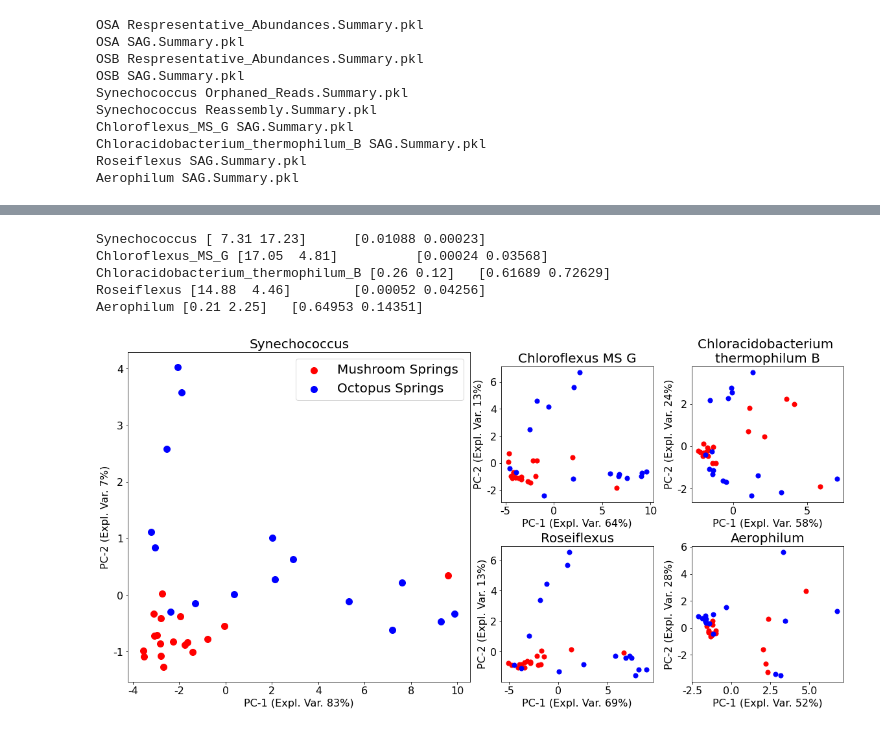
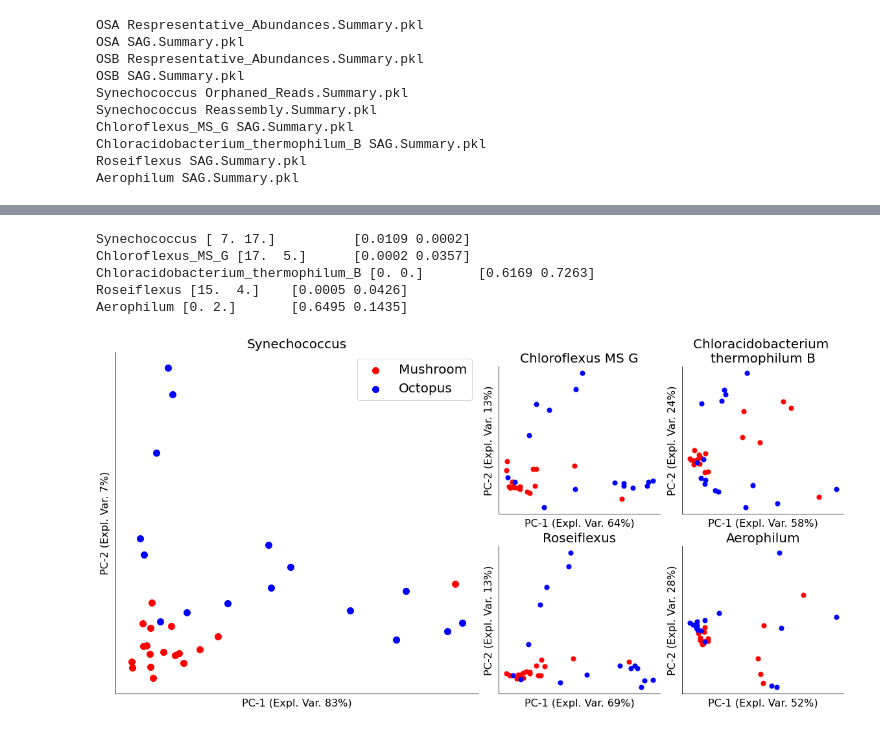
Before and after one commit to hsmurali/Hot_Springs_Analysis, a Jupyter notebook: Scripts/Synechococcus_Paper/Analysis.ipynb, the cells around one changed output, grey strips where cells are left out. Cells and saved outputs as stored; diff of their text form; code cells hidden in the pictures.

```diff
--- a/Scripts/Synechococcus_Paper/Analysis.ipynb
+++ b/Scripts/Synechococcus_Paper/Analysis.ipynb
@@ -163,5 +157,5 @@ fig.tight_layout()
 # %%
-flierprops = dict(marker='x', markersize=2.5, linestyle='none', color = 'gray')
+flierprops = dict(marker='x', markersize=2, linestyle='none', color = 'gray')
 whiskerprops = dict(color='black',linewidth=1.5)
 capprops = dict(color='black', linewidth=1.5)
 medianprops = dict(linewidth=1.5, linestyle='-', color='black')
@@ -177,7 +171,6 @@ ax1 = fig.add_subplot(gs1[0])
 gs2 = gs0[1].subgridspec(1, 2, width_ratios = [1,2])
 ax2, ax3 = fig.add_subplot(gs2[0]), fig.add_subplot(gs2[1])
 
-min_read_count = 20
 gaps = 3.5
 counter = 0
 
@@ -187,23 +180,20 @@ xticks = []
 for g in genomes:
     if g == 'Synechococcus': continue
     df = Summary[g]['Orphaned_Reads.Summary.pkl']
-    df = df[df['Read'] > 20]
-    df_novel_filter = df.loc[df['Novel'] == 1]
-    df_not_novel_filter = df.loc[df['Novel'] == -1]
-    stat, p_val = ks_2samp(df_not_novel_filter['Or_Ratio'], df_novel_filter['Or_Ratio'])
+    stat, p_val = ks_2samp(df.loc[df['Novel'] == -1]['Or_Ratio'], df.loc[df['Novel'] == 1]['Or_Ratio'])
     positions =  [counter, counter + 1]
-    boxes = [df_novel_filter['Or_Ratio'], df_not_novel_filter['Or_Ratio']]
+    boxes = [df.loc[df['Novel'] == -1]['Or_Ratio'], df.loc[df['Novel'] == 1]['Or_Ratio']]
     c = ['C3', 'C4']
 
     for i in range(0, len(positions)):
         ax1.boxplot([boxes[i]], positions=[positions[i]], whis = [5,95], widths = [0.85],
-                     showfliers = True, boxprops = dict(linestyle='-', linewidth=2.5, color=c[i]),
+                     showfliers = True, boxprops = dict(linestyle='-', linewidth=3.5, color=c[i]),
                      flierprops = flierprops, whiskerprops = whiskerprops, capprops = capprops,
                      medianprops = medianprops, showmeans = True, meanprops = meanprops)
 
     if p_val <= 0.005: ptext = r'p-value < 0.005'
     else: ptext = r'p-value > 0.005'
-    ax1.text(counter+0.85/2, 115, r'KS-stat:'+str(round(stat, 2))+'\n'+ptext, ha = 'center',
+    ax1.text(counter+0.85/2, 110, r'KS-stat:'+str(round(stat, 2))+'\n'+ptext, ha = 'center',
              size = 16, fontstyle = 'italic')
     xticks.append(counter+0.5)
     counter += gaps
@@ -213,10 +203,10 @@ ax1.bar(-10,0,color = 'C4', label = 'Non-variant contigs')
 ax1.legend(ncol = 2, loc = 1, frameon = False)
 ax1.set_xticks(xticks)
 ax1.set_xticklabels(xticklabels, rotation = 0)
-ax1.set_ylim([-5, 160])
-ax1.axhline(135, color = 'black', linewidth = 0.5, linestyle = '-.')
+ax1.set_ylim([-5, 137.0])
+ax1.axhline(125, color = 'black', linewidth = 0.5, linestyle = '-.')
 ax1.set_yticks(range(0, 110, 20))
-ax1.set_ylabel('Fraction of reads orphaned in the contig')
+ax1.set_ylabel('Fraction of reads orphaned in the reassembled contigs')
 ax1.set_xlim([-1.5, counter-1.5])
 
 Summary['Synechococcus']['SAG.Summary.pkl']['Filtered_Alignments'][['PIdent']].plot(kind = 'hist', bins = 35,
@@ -289,47 +269,38 @@ fig.subplots_adjust(bottom = 0.001, left = 0.01)
 # %%
 plt.rcParams.update(rcParams)
 
 fig = plt.figure(constrained_layout = True,figsize = (16,8))
 gs0 = fig.add_gridspec(1, 2)
+ax = [fig.add_subplot(gs0[0])]
+gs1 = gs0[1].subgridspec(2, 2)
+for i in range(4): ax.append(fig.add_subplot(gs1[i]))
 
-gs1 = gs0[0].subgridspec(1,1)
-ax0 = fig.add_subplot(gs1[0])
-
-gs2 = gs0[1].subgridspec(2, 2)
-ax1, ax2, ax3, ax4 = fig.add_subplot(gs2[0]), fig.add_subplot(gs2[1]), fig.add_subplot(gs2[2]), fig.add_subplot(gs2[3])
-
-ax = [ax0, ax1, ax2, ax3, ax4]
 i = 0
 titles = ["Synechococcus","Chloroflexus MS G", "Chloracidobacterium \nthermophilum B","Roseiflexus","Aerophilum"]
 for g in genomes[2:]:
+    var = Summary[g]['Respresentative_Abundances.Summary.pkl']['Expl_Var']
     df = Summary[g]['Respresentative_Abundances.Summary.pkl']['PC_Transformed']
     df = df.join(df_Metadata[['SampleID','Spring_Name']].set_index('SampleID'))
-    var = Summary[g]['Respresentative_Abundances.Summary.pkl']['Expl_Var']
+    df = df.reset_index().set_index('Spring_Name')
     if g == 'Synechococcus':
-        df[df['Spring_Name'] == 'Mushroom'].plot.scatter('PC-1','PC-2', color = 'red', ax = ax[i], s = 100,
-                                                         label = 'Mushroom Springs')
-        df[df['Spring_Name'] == 'Octopus'].plot.scatter('PC-1','PC-2', color = 'blue', ax = ax[i], s = 100,
-                                                        label = 'Octopus Springs')
-        ax[i].legend(frameon = True)
-    else:
-        df[df['Spring_Name'] == 'Mushroom'].plot.scatter('PC-1','PC-2', color = 'red', ax = ax[i], s = 50)
-        df[df['Spring_Name'] == 'Octopus'].plot.scatter('PC-1','PC-2', color = 'blue', ax = ax[i], s = 50)
-
+        df.loc['Mushroom'].plot.scatter('PC-1','PC-2', color = mscolor, ax = ax[i], s = 100, label = 'Mushroom')
+        df.loc['Octopus'].plot.scatter('PC-1','PC-2', color = oscolor, ax = ax[i], s = 100, label = 'Octopus')
+    df.loc['Mushroom'].plot.scatter('PC-1','PC-2', color = mscolor, ax = ax[i], s = 50)
+    df.loc['Octopus'].plot.scatter('PC-1','PC-2', color = oscolor, ax = ax[i], s = 50)
 
     ax[i].set_xlabel('PC-1 (Expl. Var. '+str(round(var[0]*100))+'%)')
     ax[i].set_ylabel('PC-2 (Expl. Var. '+str(round(var[1]*100))+'%)')
     ax[i].set_title(titles[i], size = 20)
-    ax[i].yaxis.set_major_formatter(FormatStrFormatter('%.0f'))
+    ax[i].set_xticks([])
+    ax[i].set_yticks([])
+    i += 1
 
-    i += 1
-    octopus = df[df['Spring_Name'] == 'Octopus'][['PC-1','PC-2']].values
-    mushroom = df[df['Spring_Name'] == 'Mushroom'][['PC-1','PC-2']].values
-    f, p = f_oneway(octopus, mushroom, axis = 0)
-    print(g, np.round(f, 2), "\t", np.round(p, 5))
+    f, p = f_oneway(df.loc['Octopus'][['PC-1','PC-2']], df.loc['Mushroom'][['PC-1','PC-2']], axis = 0)
+    print(g, np.round(f), "\t", np.round(p, 4))
 # %% [output]
-Synechococcus [ 7.31 17.23]      [0.01088 0.00023]
-Chloroflexus_MS_G [17.05  4.81]          [0.00024 0.03568]
-Chloracidobacterium_thermophilum_B [0.26 0.12]   [0.61689 0.72629]
-Roseiflexus [14.88  4.46]        [0.00052 0.04256]
-Aerophilum [0.21 2.25]   [0.64953 0.14351]
+Synechococcus [ 7. 17.]          [0.0109 0.0002]
+Chloroflexus_MS_G [17.  5.]      [0.0002 0.0357]
+Chloracidobacterium_thermophilum_B [0. 0.]       [0.6169 0.7263]
+Roseiflexus [15.  4.]    [0.0005 0.0426]
+Aerophilum [0. 2.]       [0.6495 0.1435]
-[figure, old version]
+[figure, new version]
```
Also changed, not shown: parts of 7 cells of this notebook.
